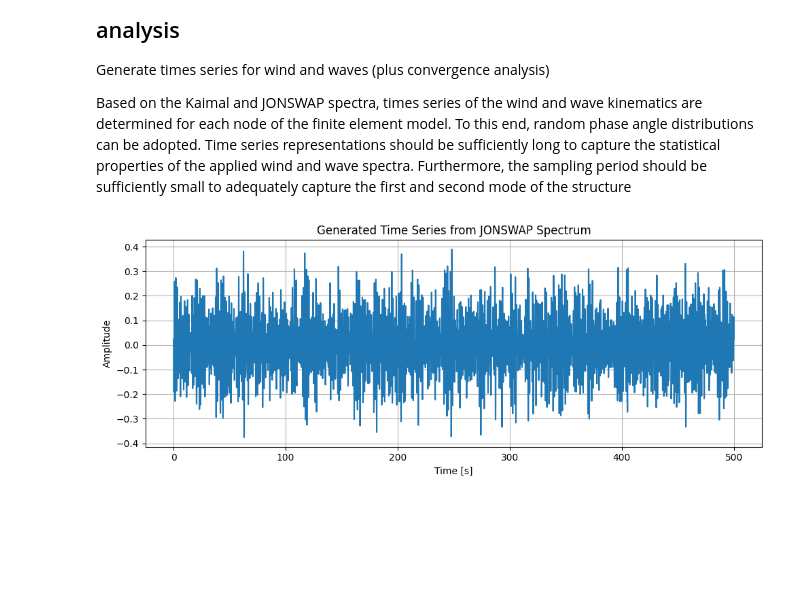
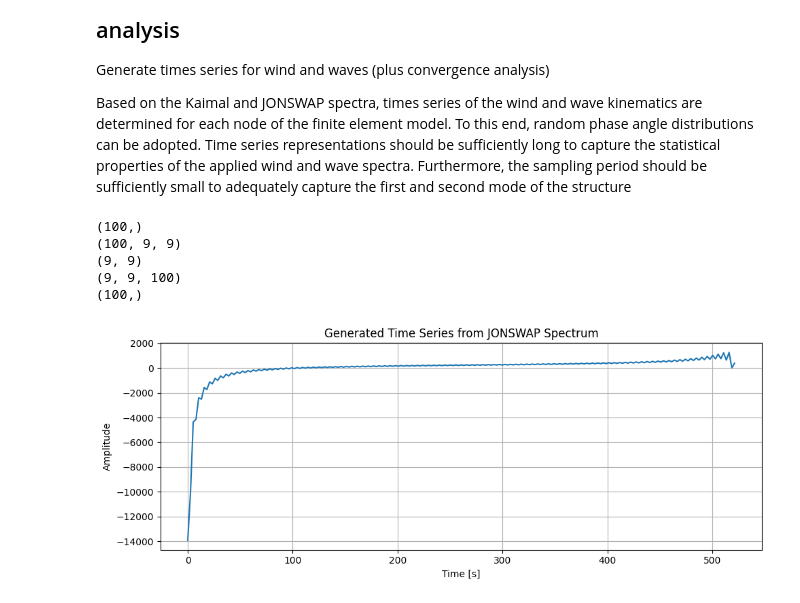
Before and after one commit to Lymone96/CIEM5220-Group2, a Jupyter notebook: 2_WW/WW_Assignment (Question 1-4).ipynb, the cells around one changed output. Drawn from its saved outputs; the diff is of its cells as text; code cells hidden in the pictures; blank space fills up the shorter version.

```diff
--- a/2_WW/WW_Assignment (Question 1-4).ipynb
+++ b/2_WW/WW_Assignment (Question 1-4).ipynb
@@ -229,12 +226,12 @@ array([[ 1.16666667e+02, -4.54747351e-13,  1.16666667e+02,
 # %%
 mat = np.dot(np.linalg.inv(Mii), Kii)
 eigenvalues, eigenvectors = np.linalg.eig(mat)
-omega = np.sort(np.sqrt(eigenvalues.real))
-f = omega/2/np.pi
+omega_eigen = np.sort(np.sqrt(eigenvalues.real))
+f_eigen = omega_eigen/2/np.pi
 
 print("First 5 natural frequencies:")
 for i in np.arange(0,5):
-    print(f"Frequency {i+1}: {f[i]:.2f} Hz, {omega[i]:.2f} rad/s")
+    print(f"Frequency {i+1}: {f_eigen[i]:.2f} Hz, {omega_eigen[i]:.2f} rad/s")
 
 print()
 print(f"Omega_max: {Omega_max:.2f} rpm")
@@ -337 +329,13 @@ Acceptance criterion was a structure natural frequency at least 10% higher than
+# %%
+# Question 3 and 4 parameters
+u_star = 2              # Friction velocity [m/s]
+k = 0.40                # Von-Karman constant
+z_0 = 1e-4              # Roughness length [m]
+A = 3                   # constant for calculation of sigma_u
+C_y = 10                # constant for calculation of non-dimensional cross-spectrum
+C_z = 10                # constant for calculation of non-dimensional cross-spectrum
+C = 500                 # belonging to z0=1e-3
+m = 0.03                # belonging to z0=1e-3
+gamma = 3.3             # constant for JONSWAP spectrum
+beta = 5 / 4            # constant for JONSWAP spectrum
 # %%
@@ -443,48 +477,62 @@ the statistical properties of the applied wind and wave spectra. Furthermore, th
 period should be sufficiently small to adequately capture the first and second mode of the
 structure
 # %%
-# Parameters
-N = 5000                         # Number of frequency points
-f = np.linspace(0.001, 10, N)    # Frequency vector
-df = f[1] - f[0]                 # Frequency resolution
+# Frequency vector on which the spectra were based is f_1
+df = f_1[1] - f_1[0]                 # Frequency resolution
+N = len(f_1)
 
-# Compute JONSWAP spectrum
-S, H_s = JONSWAP(alpha_1, g, f, beta, f_p_1, gamma)
+# Slide 11: random-phase vector(!!), so one dimension. According to the subscript, should have dimension N
+theta_list = np.random.uniform(0, 2*np.pi, N)
+theta = np.exp(1j * theta_list)
+print(np.shape(theta))
+# H should be the same size as S (so 9x9), and that N times
+H = np.linalg.cholesky(S_wind_cross.T)
+print(np.shape(H))
+# V is again a vector, of length N. ?? but how, when H is 9x9xN and theta is N
+V = H.T @ theta
+print(np.shape(V))
 
-# Compute amplitudes A_n
-A = np.sqrt(2 * S * df)
+diag_blocks = S_wind_cross[np.arange(S_wind_cross.shape[0]), np.arange(S_wind_cross.shape[1])]
+result = np.zeros_like(S_wind_cross)
+result[np.arange(S_wind_cross.shape[0]), np.arange(S_wind_cross.shape[1])] = diag_blocks
 
-# Generate random phase angles θ_n
-theta = np.random.uniform(0, 2*np.pi, N)
-
-# Construct complex Fourier coefficients X_n
-X_pos = A * np.exp(1j * theta)
+# A_n should be 9x9, so total A is 9x9xN
+A = np.sqrt(2 * df * result)
+print(np.shape(A))
+# print(A_n) # check that it is indeed a diagonal matrix: arrays on the diagonal
+X = np.einsum('abc,ab->c', A, V)
+# X is a vector with index n (length N)
+print(np.shape(X))
 
 # Include X_0 = 0 (zero mean)
 X_0 = np.array([0.0])
 
 # Create full spectrum: [X_0, X_1, ..., X_N, conj(X_N), ..., conj(X_1)]
-X_full = np.concatenate([X_0, X_pos, np.conj(X_pos[::-1])])
+X_full = np.concatenate([X_0, X, np.conj(X[::-1])])
 
 # Apply scaling
-X_full *= len(X_full)
+X_full *= N
 
 # Inverse Fourier Transform to get time series
 x_t1 = np.fft.ifft(X_full).real  # Take real part only
 
 # Time vector
 T = 1 / df
-dt = T / len(X_full)
 t = np.linspace(0, T, len(X_full))
 
 # Plot time series
 plt.figure(figsize=(10, 4))
 plt.plot(t, x_t1)
 plt.title("Generated Time Series from JONSWAP Spectrum")
 plt.xlabel("Time [s]")
 plt.ylabel("Amplitude")
 plt.grid(True)
 plt.tight_layout()
 plt.show()
 # %% [output]
+(100,)
+(100, 9, 9)
+(9, 9)
+(9, 9, 100)
+(100,)
-[figure, old version]
+[figure, new version]
```
Also changed, not shown: parts of 15 cells of this notebook.
